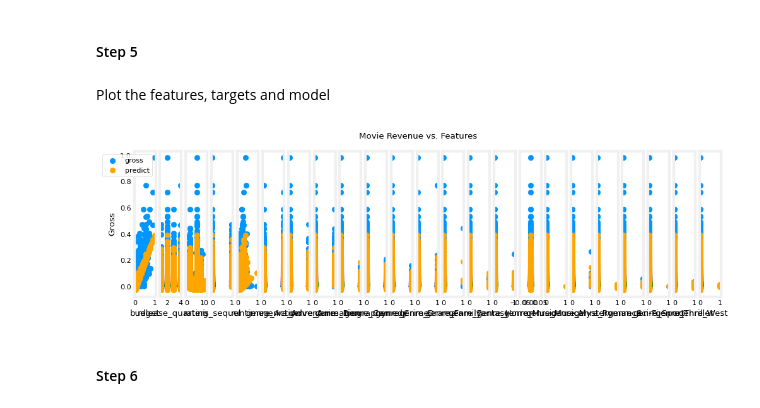
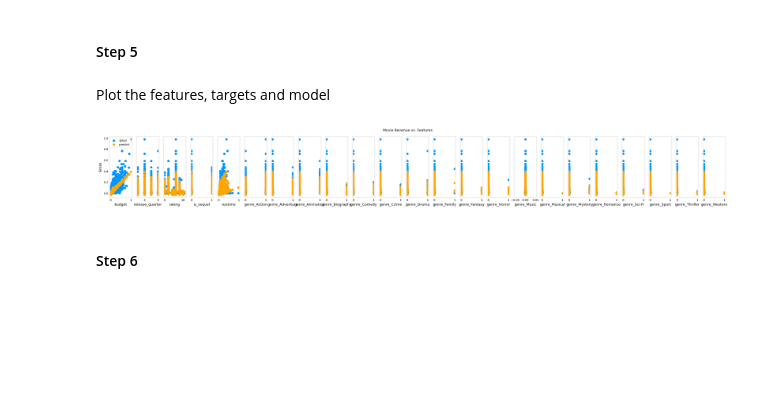
Before and after one commit to TempeHS/2025SE-Jaiden.W-Task2, a Jupyter notebook: Model_Training/linear_regression.ipynb, the cells around one changed output. Drawn from its saved outputs; the diff is of its cells as text; code cells hidden in the pictures; blank space fills up the shorter version.

```diff
--- a/Model_Training/linear_regression.ipynb
+++ b/Model_Training/linear_regression.ipynb
@@ -41,7 +41,7 @@ y = np.array(training_data[y_name])
 Plot the feature `x` and target `y` data on a graph using the column headings as the graph labels.
 # %%
 # plot predictions and targets vs original features
-fig, ax = plt.subplots(1, len(x_name), figsize=(len(x_name) * 4, 5), sharey=True)  # Increase figure size
+fig, ax = plt.subplots(1, len(x_name), figsize=(30,3), sharey=True)
 for i in range(len(ax)):
     ax[i].scatter(x[:,i],y, label = 'gross')
     ax[i].set_xlabel(x_name[i])
@@ -68,16 +68,16 @@ Plot the features, targets and model
 # %%
 # scatter plot predictions and targets vs original features
 y_pred = my_model.predict(x)
-fig,ax=plt.subplots(1,len(x_name),figsize=(12,3),sharey=True)
+fig,ax=plt.subplots(1,len(x_name),figsize=(30,3),sharey=True)
 for i in range(len(ax)):
     ax[i].scatter(x[:,i],y, label = 'gross')
     ax[i].set_xlabel(x_name[i])
     ax[i].scatter(x[:,i],y_pred,color="orange", label = 'predict')
 ax[0].set_ylabel("Gross"); ax[0].legend();
 fig.suptitle("Movie Revenue vs. Features")
 plt.show()
 # %% [output]
-[figure, old version]
+[figure, new version]
 # %% [markdown]
 #### Step 6
 # %% [markdown]
```
Also changed, not shown: parts of 1 cell of this notebook, 7 other files.
